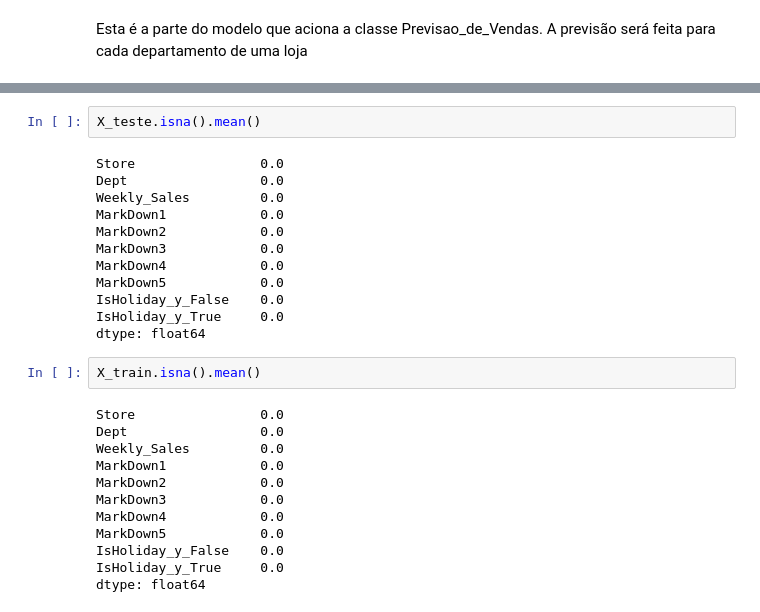
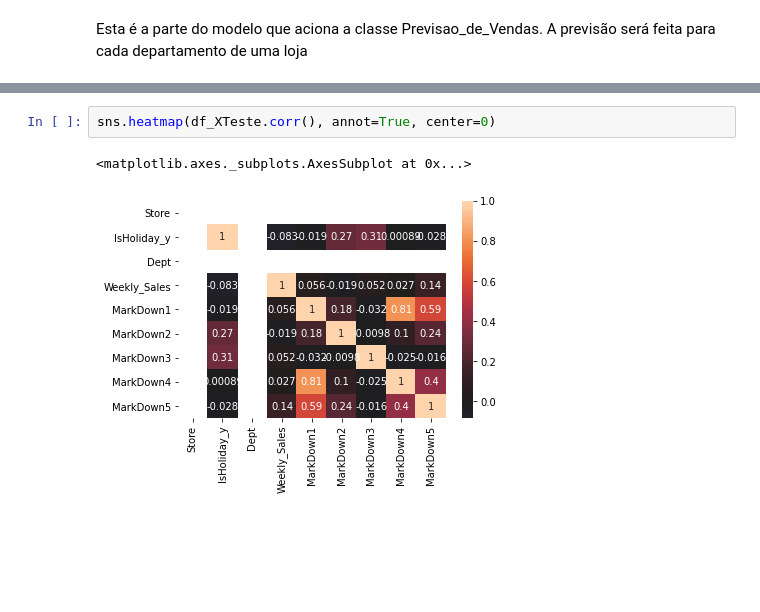
Before and after one commit to robsonbfreitas/TrabalhoFinal, a Jupyter notebook: TrabalhoFinalV2.ipynb, the cells around one changed output, grey strips where cells are left out. Cells and saved outputs as stored; diff of their text form; blank space fills up the shorter version.

```diff
--- a/TrabalhoFinalV2.ipynb
+++ b/TrabalhoFinalV2.ipynb
@@ -422,28 +147,5 @@ X_teste.head()
-# %%
-X_teste.isna().mean()
-# %% [output]
-Store                0.0
-Dept                 0.0
-Weekly_Sales         0.0
-MarkDown1            0.0
-MarkDown2            0.0
-MarkDown3            0.0
-MarkDown4            0.0
-MarkDown5            0.0
-IsHoliday_y_False    0.0
-IsHoliday_y_True     0.0
-dtype: float64
-# %%
-X_train.isna().mean()
-# %% [output]
-Store                0.0
-Dept                 0.0
-Weekly_Sales         0.0
-MarkDown1            0.0
-MarkDown2            0.0
-MarkDown3            0.0
-MarkDown4            0.0
-MarkDown5            0.0
-IsHoliday_y_False    0.0
-IsHoliday_y_True     0.0
-dtype: float64
+# %%
+sns.heatmap(df_XTeste.corr(), annot=True, center=0)
+# %% [output]
+<matplotlib.axes._subplots.AxesSubplot at 0x...>
+[figure, added]
```
Also changed, not shown: parts of 42 cells of this notebook.
